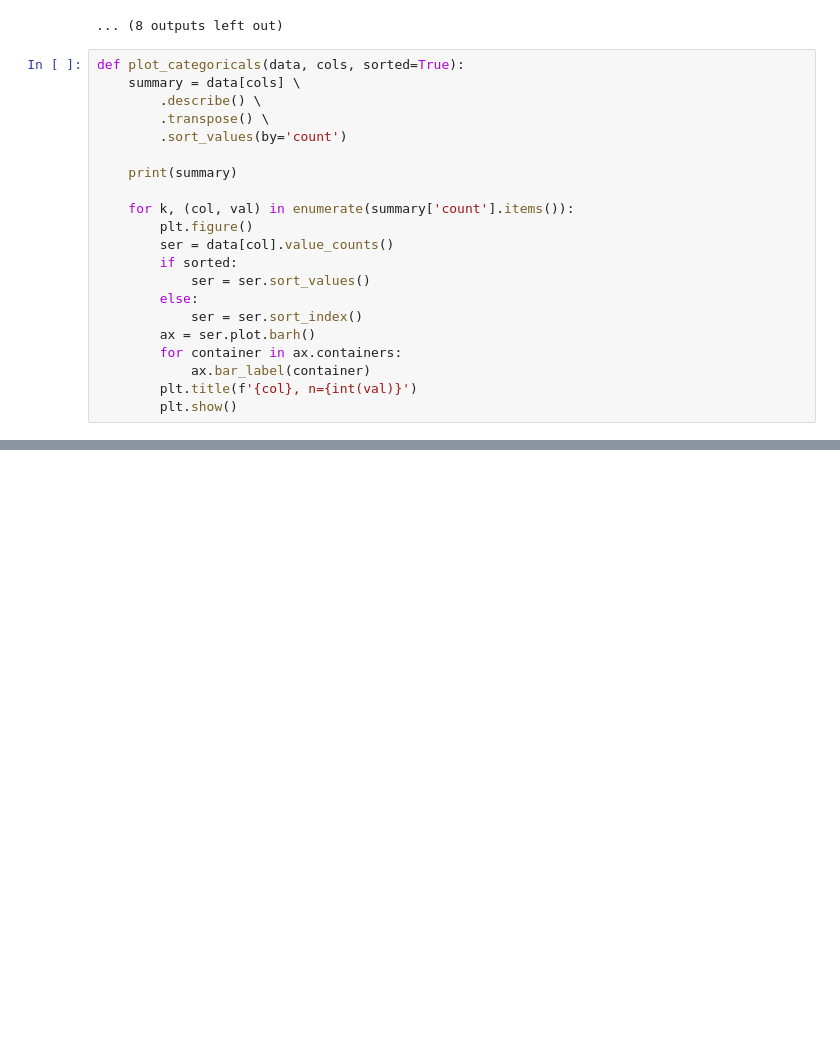
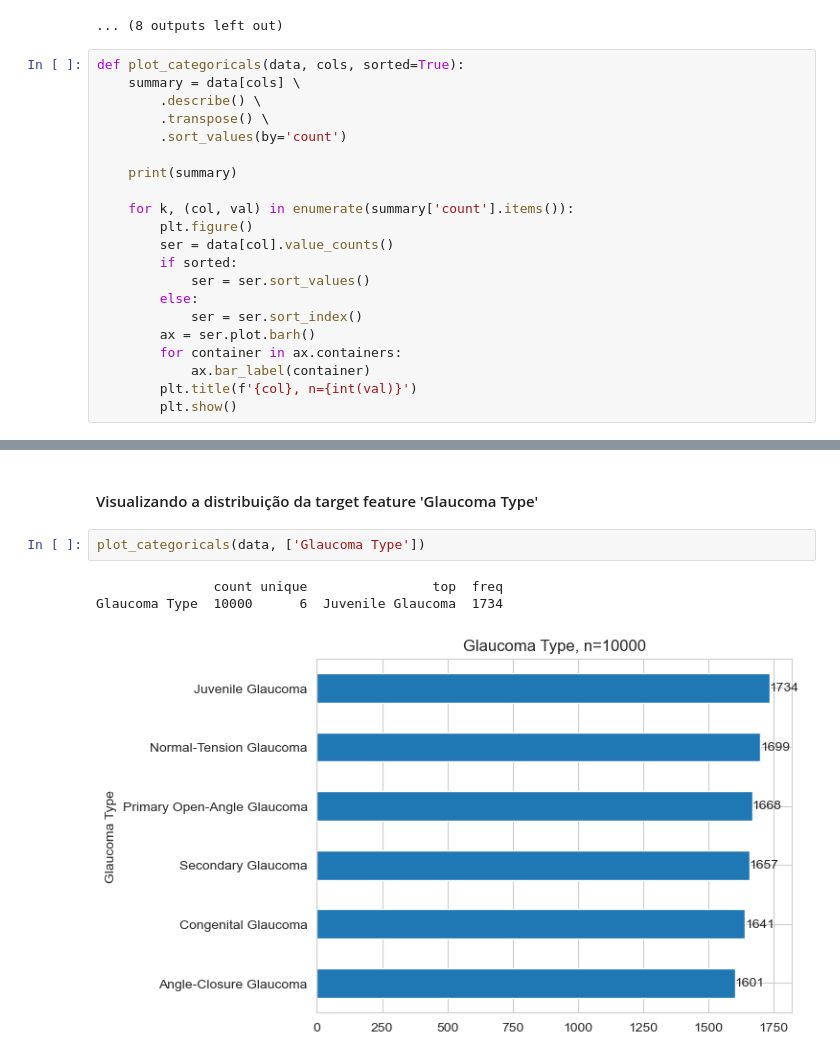
Before and after one commit to marlonsp/Projeto2_MachineLearning_23.2, a Jupyter notebook: notebooks/Projeto.ipynb, the cells around one changed output, grey strips where cells are left out. Cells and saved outputs as stored; diff of their text form; blank space fills up the shorter version.

```diff
--- a/notebooks/Projeto.ipynb
+++ b/notebooks/Projeto.ipynb
@@ -446,0 +447,8 @@ Vision loss                 10000      2              False  6744
+# %% [markdown]
+#### Visualizando a distribuição da target feature 'Glaucoma Type'
+# %%
+plot_categoricals(data, ['Glaucoma Type'])
+# %% [output]
+               count unique                top  freq
+Glaucoma Type  10000      6  Juvenile Glaucoma  1734
+[figure, added]
```
Also changed, not shown: parts of 16 cells of this notebook.
